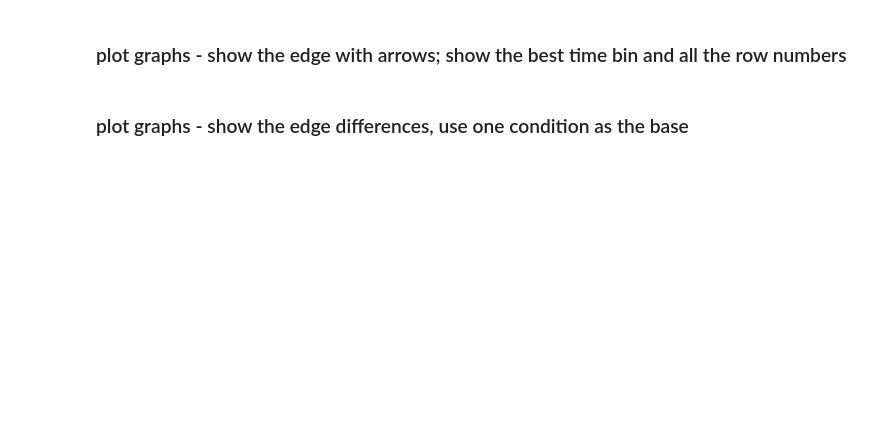
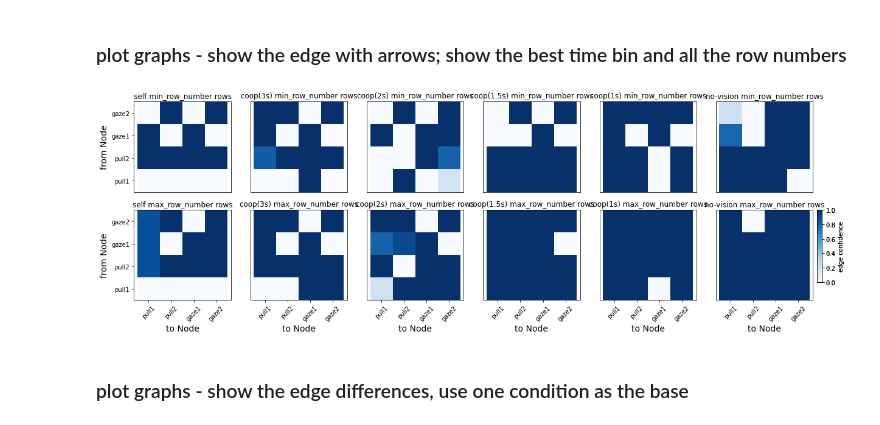
Before and after one commit to wilburshi/following_up_analysis, a Jupyter notebook: 3d_recontruction_analysis_self_and_coop_task/DBN_and_bhv_Aniposelib3d_combinesessions_basicEvents.ipynb, the cells around one changed output. Drawn from its saved outputs; the diff is of its cells as text; code cells hidden in the pictures; blank space fills up the shorter version.

```diff
--- a/3d_recontruction_analysis_self_and_coop_task/DBN_and_bhv_Aniposelib3d_combinesessions_basicEvents.ipynb
+++ b/3d_recontruction_analysis_self_and_coop_task/DBN_and_bhv_Aniposelib3d_combinesessions_basicEvents.ipynb
@@ -1472,35 +1487,37 @@ for ii in np.arange(0,nsamplings,1):
             axs[ii,iDBN_group].axis('equal')
             axs[ii,iDBN_group].set_title(iDBN_group_typename+' '+j_sampsize_name+' rows')
             if ii == nsamplings-1:
                 axs[ii,iDBN_group].set_xlabel('to Node',fontsize=14)
                 axs[ii,iDBN_group].set_xticks(np.arange(0.5,4.5,1))
                 axs[ii,iDBN_group].set_xticklabels(eventnames,rotation=45)
             else:
                 axs[ii,iDBN_group].set_xticklabels([])
                 axs[ii,iDBN_group].set_xticks([])
 
             if iDBN_group == 0:
                 axs[ii,iDBN_group].set_ylabel('from Node',fontsize=14)
                 axs[ii,iDBN_group].set_yticks(np.arange(0.5,4.5,1))
                 axs[ii,iDBN_group].set_yticklabels(eventnames)
             else:
                 axs[ii,iDBN_group].set_yticks([])
                 axs[ii,iDBN_group].set_yticklabels([])
 
         except:
             continue
 
 if savefigs:
     if moreSampSize:
-        figsavefolder = data_saved_folder+'figs_for_DBN_and_bhv_Aniposelib3d_combinesessions_morevars_basicEvents/'+savefile_sufix+'/'+animal1_fixedorder[0]+animal2_fixedorder[0]+'/'
+        figsavefolder = data_saved_folder+'figs_for_DBN_and_bhv_Aniposelib3d_combinesessions_basicEvents/'+savefile_sufix+'/'+animal1_fixedorder[0]+animal2_fixedorder[0]+'/'
         if not os.path.exists(figsavefolder):
             os.makedirs(figsavefolder)
         plt.savefig(figsavefolder+"oneTimeLag_DAGs_"+animal1_fixedorder[0]+animal2_fixedorder[0]+'_'+str(temp_resolu)+'_multirows.jpg')
     else:
-        figsavefolder = data_saved_folder+'figs_for_DBN_and_bhv_Aniposelib3d_combinesessions_morevars_basicEvents/'+savefile_sufix+'/'+animal1_fixedorder[0]+animal2_fixedorder[0]+'/'
+        figsavefolder = data_saved_folder+'figs_for_DBN_and_bhv_Aniposelib3d_combinesessions_basicEvents/'+savefile_sufix+'/'+animal1_fixedorder[0]+animal2_fixedorder[0]+'/'
         if not os.path.exists(figsavefolder):
             os.makedirs(figsavefolder)
         plt.savefig(figsavefolder+"oneTimeLag_DAGs_"+animal1_fixedorder[0]+animal2_fixedorder[0]+'_'+str(temp_resolu)+'_minmaxrows.jpg')
+# %% [output]
+[figure, added]
 # %% [markdown]
 ### plot graphs - show the edge differences, use one condition as the base
 # %%
```
Also changed, not shown: parts of 8 cells of this notebook, 15 other files.
